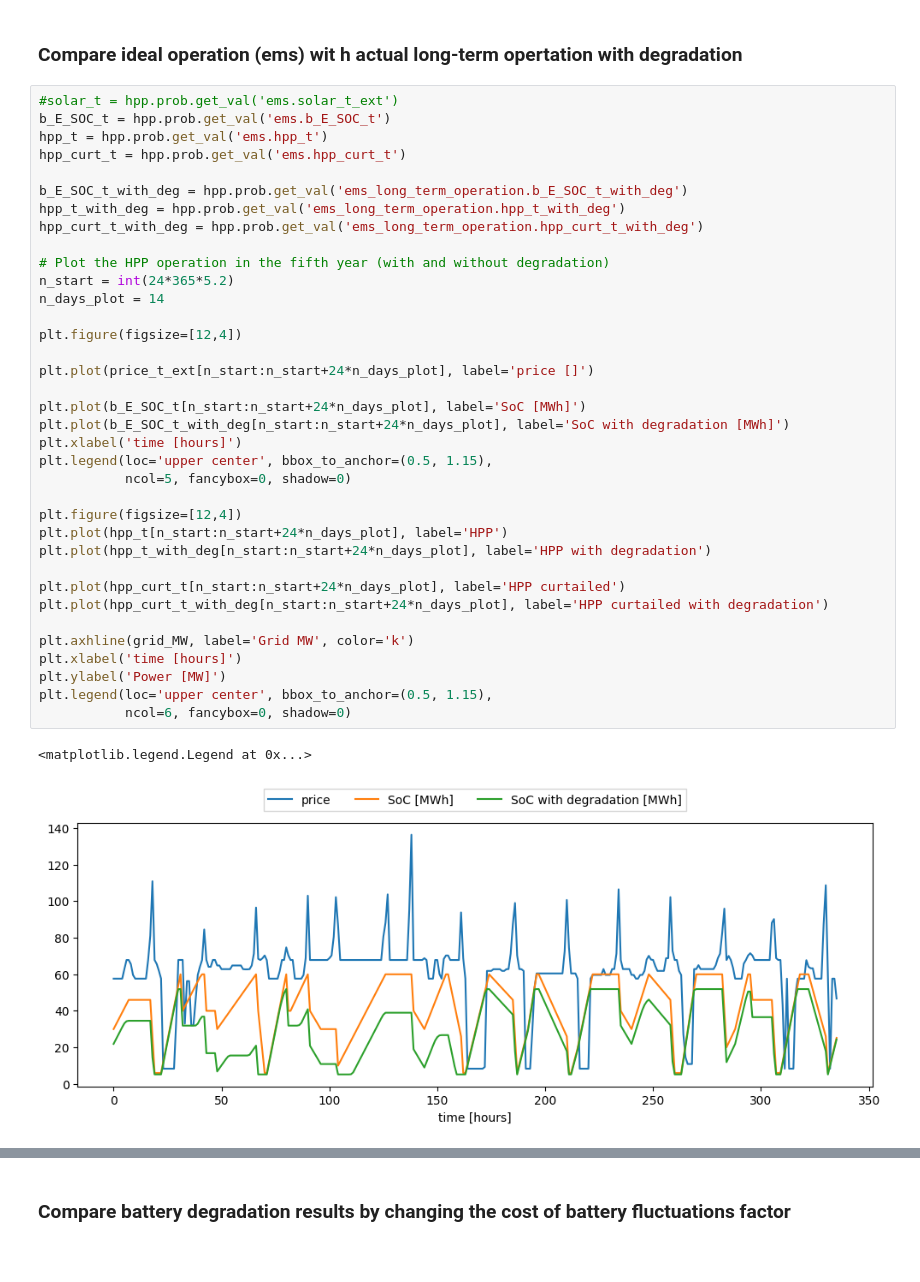
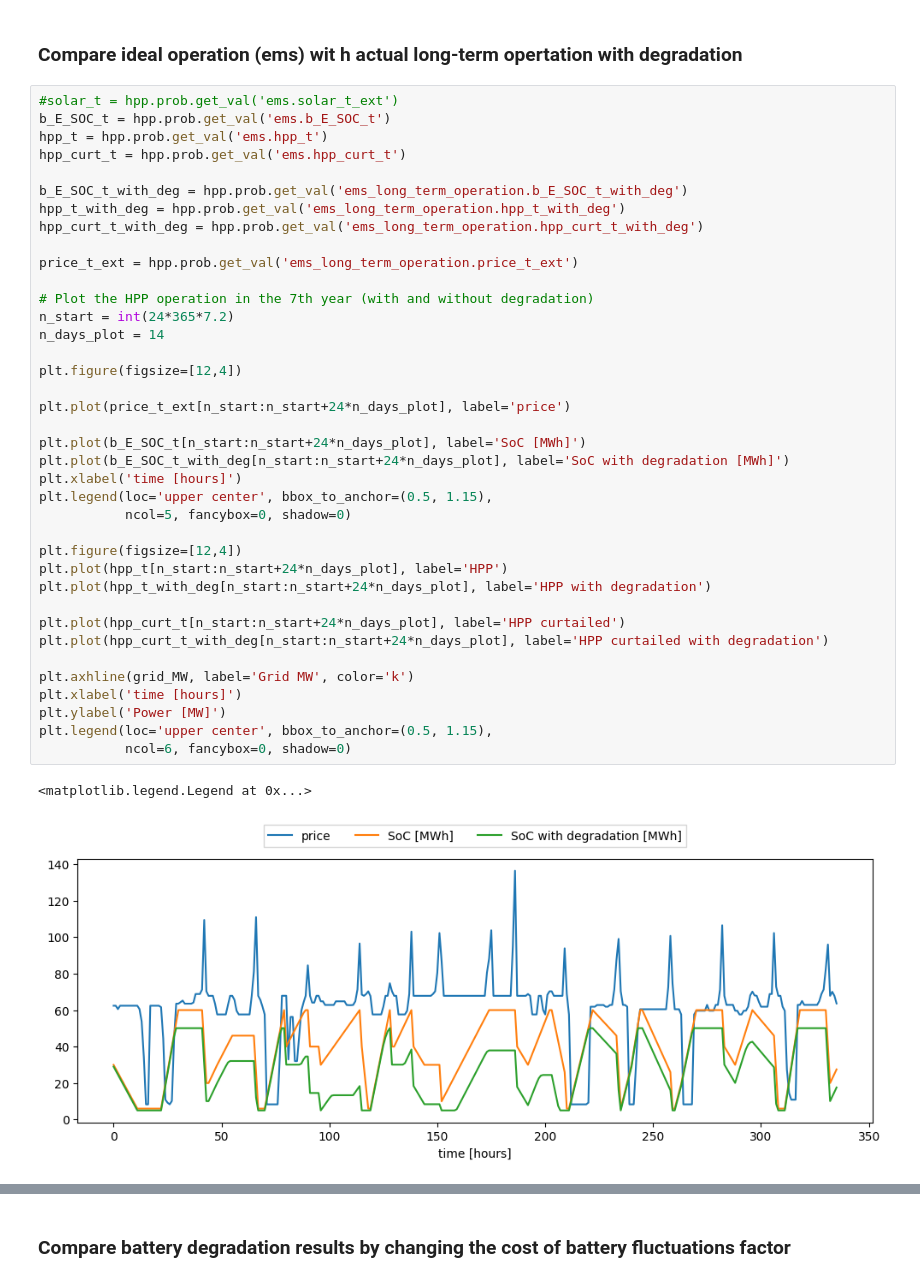
Before and after one commit to MartenDeVries96/hydesign, a Jupyter notebook: docs/notebooks/Quickstart.ipynb, the cells around one changed output, grey strips where cells are left out. Cells and saved outputs as stored; diff of their text form.

```diff
--- a/docs/notebooks/Quickstart.ipynb
+++ b/docs/notebooks/Quickstart.ipynb
@@ -370,34 +369,36 @@ hpp_curt_t = hpp.prob.get_val('ems.hpp_curt_t')
 
 b_E_SOC_t_with_deg = hpp.prob.get_val('ems_long_term_operation.b_E_SOC_t_with_deg')
 hpp_t_with_deg = hpp.prob.get_val('ems_long_term_operation.hpp_t_with_deg')
 hpp_curt_t_with_deg = hpp.prob.get_val('ems_long_term_operation.hpp_curt_t_with_deg')
 
-# Plot the HPP operation in the fifth year (with and without degradation)
-n_start = int(24*365*5.2)
+price_t_ext = hpp.prob.get_val('ems_long_term_operation.price_t_ext')
+
+# Plot the HPP operation in the 7th year (with and without degradation)
+n_start = int(24*365*7.2)
 n_days_plot = 14
 
 plt.figure(figsize=[12,4])
 
-plt.plot(price_t_ext[n_start:n_start+24*n_days_plot], label='price []')
+plt.plot(price_t_ext[n_start:n_start+24*n_days_plot], label='price')
 
 plt.plot(b_E_SOC_t[n_start:n_start+24*n_days_plot], label='SoC [MWh]')
 plt.plot(b_E_SOC_t_with_deg[n_start:n_start+24*n_days_plot], label='SoC with degradation [MWh]')
 plt.xlabel('time [hours]')
 plt.legend(loc='upper center', bbox_to_anchor=(0.5, 1.15),
            ncol=5, fancybox=0, shadow=0)
 
 plt.figure(figsize=[12,4])
 plt.plot(hpp_t[n_start:n_start+24*n_days_plot], label='HPP')
 plt.plot(hpp_t_with_deg[n_start:n_start+24*n_days_plot], label='HPP with degradation')
 
 plt.plot(hpp_curt_t[n_start:n_start+24*n_days_plot], label='HPP curtailed')
 plt.plot(hpp_curt_t_with_deg[n_start:n_start+24*n_days_plot], label='HPP curtailed with degradation')
 
 plt.axhline(grid_MW, label='Grid MW', color='k')
 plt.xlabel('time [hours]')
 plt.ylabel('Power [MW]')
 plt.legend(loc='upper center', bbox_to_anchor=(0.5, 1.15),
            ncol=6, fancybox=0, shadow=0)
 # %% [output]
 <matplotlib.legend.Legend at 0x...>
-[figure, old version]
+[figure, new version]
```
Also changed, not shown: parts of 4 cells of this notebook, 1 other file.
